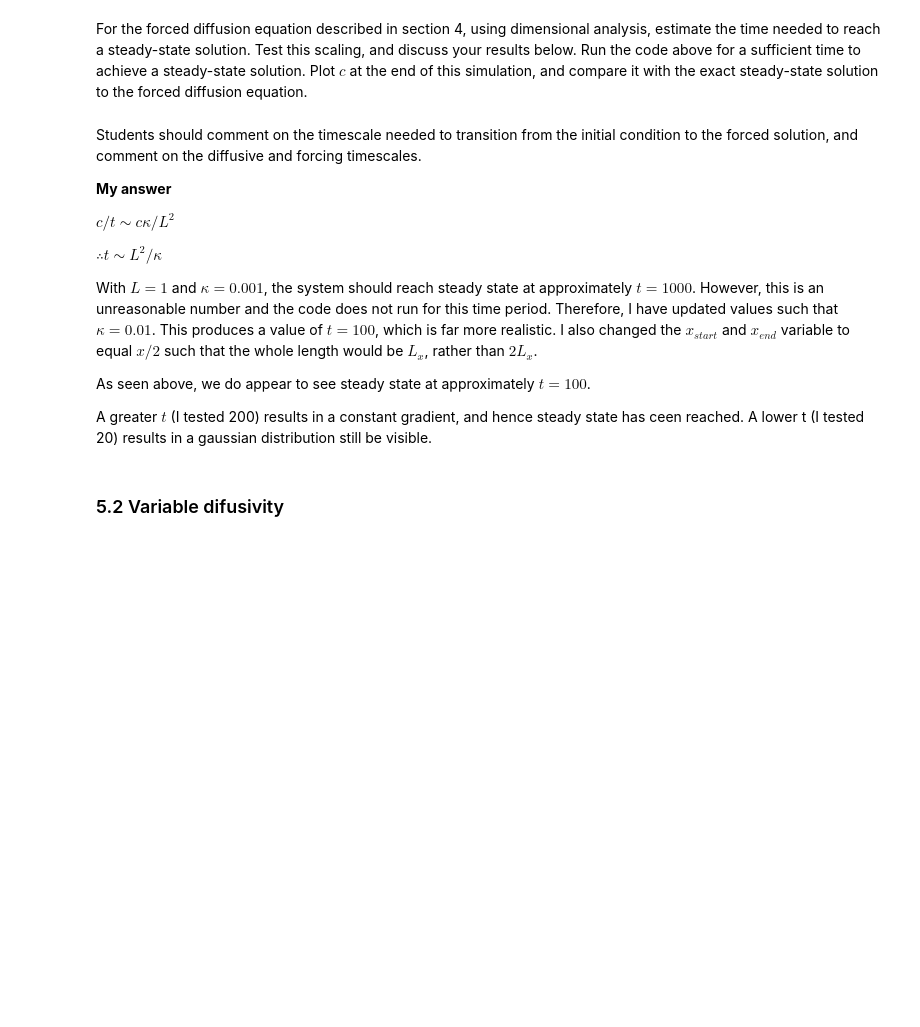
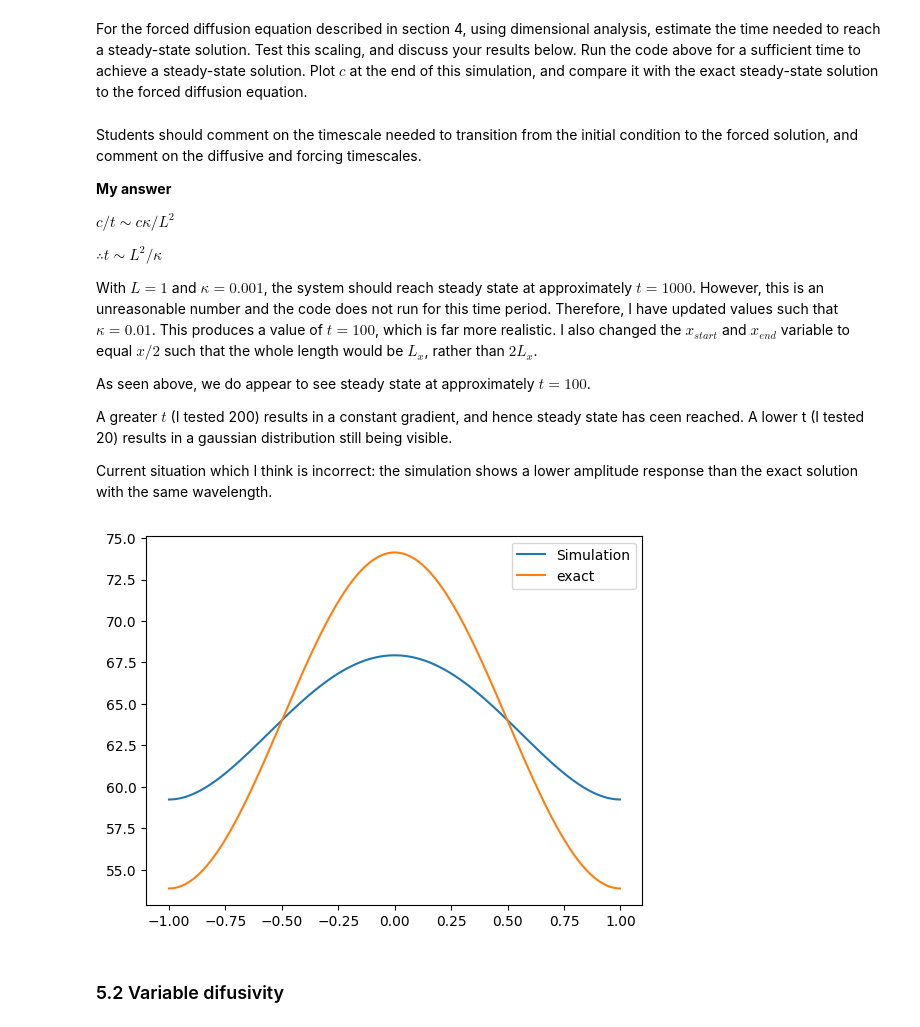
Before and after one commit to AnnabelHall/QCES_LNM, a Jupyter notebook: Project1_dedalus.ipynb, the cells around one changed output. Drawn from its saved outputs; the diff is of its cells as text; code cells hidden in the pictures; blank space fills up the shorter version.

```diff
--- a/Project1_dedalus.ipynb
+++ b/Project1_dedalus.ipynb
@@ -390,14 +380,23 @@ With $L = 1$ and $\kappa = 0.001$, the system should reach steady state at appro
 
 As seen above, we do appear to see steady state at approximately $t=100$.
 
-A greater $t$ (I tested 200) results in a constant gradient, and hence steady state has ceen reached. A lower t (I tested 20) results in a gaussian distribution still be visible.
+A greater $t$ (I tested 200) results in a constant gradient, and hence steady state has ceen reached. A lower t (I tested 20) results in a gaussian distribution still being visible.
+
+Current situation which I think is incorrect: the simulation shows a lower amplitude response than the exact solution with the same wavelength.
 # %%
-print(c['g'])
-plt.plot(x, c['g'], label='simulation')
-exact = np.cos(np.pi*x/Lx)*(Lx**2/(np.pi**2 * kappa)) # I dont think this solution is correct
+C1=0
+C2=64
+
+plt.plot(x, c['g'], label='Simulation')
+
+exact = np.cos(np.pi*x/(Lx/2))*((Lx/2)**2/(np.pi**2 * kappa)) + C1*x +C2 # needs constants
+
 plt.plot(x, exact, label='exact')
+
 plt.legend()
 plt.show()
+# %% [output]
+[figure, added]
 # %% [markdown]
 ### 5.2 Variable difusivity
 # %% [markdown]
```
Also changed, not shown: parts of 8 cells of this notebook.
